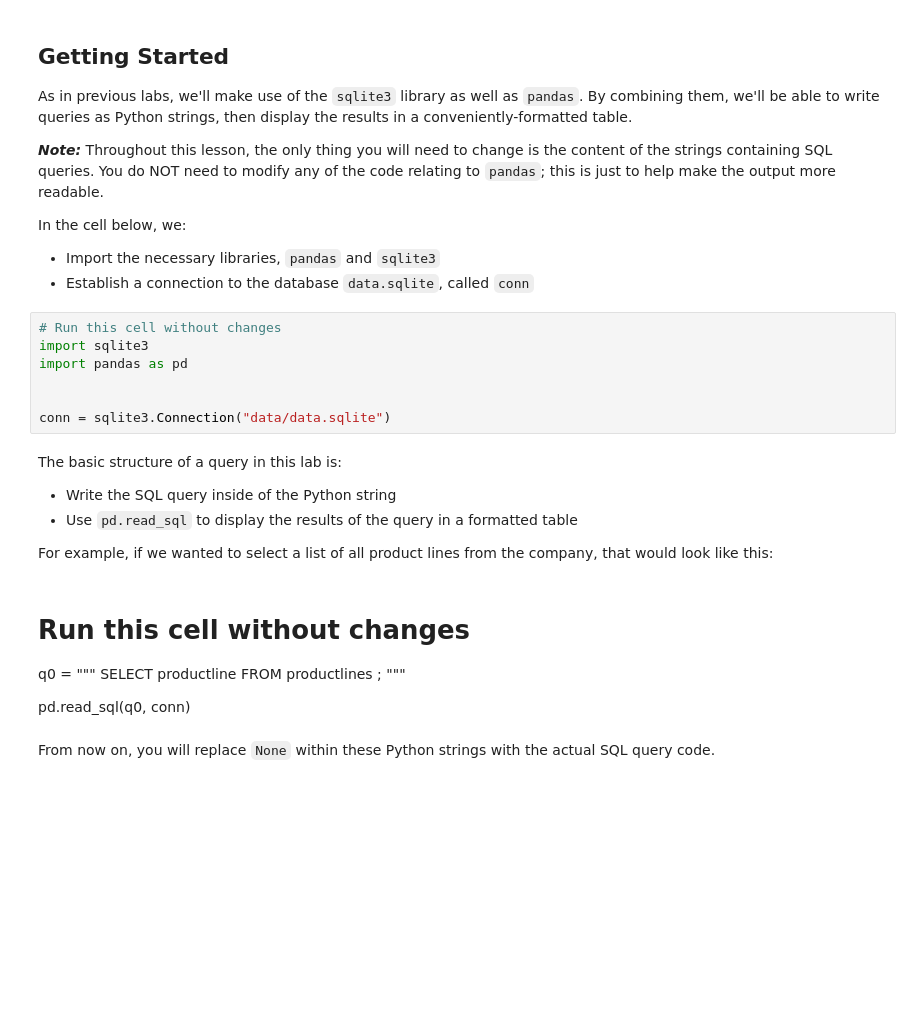
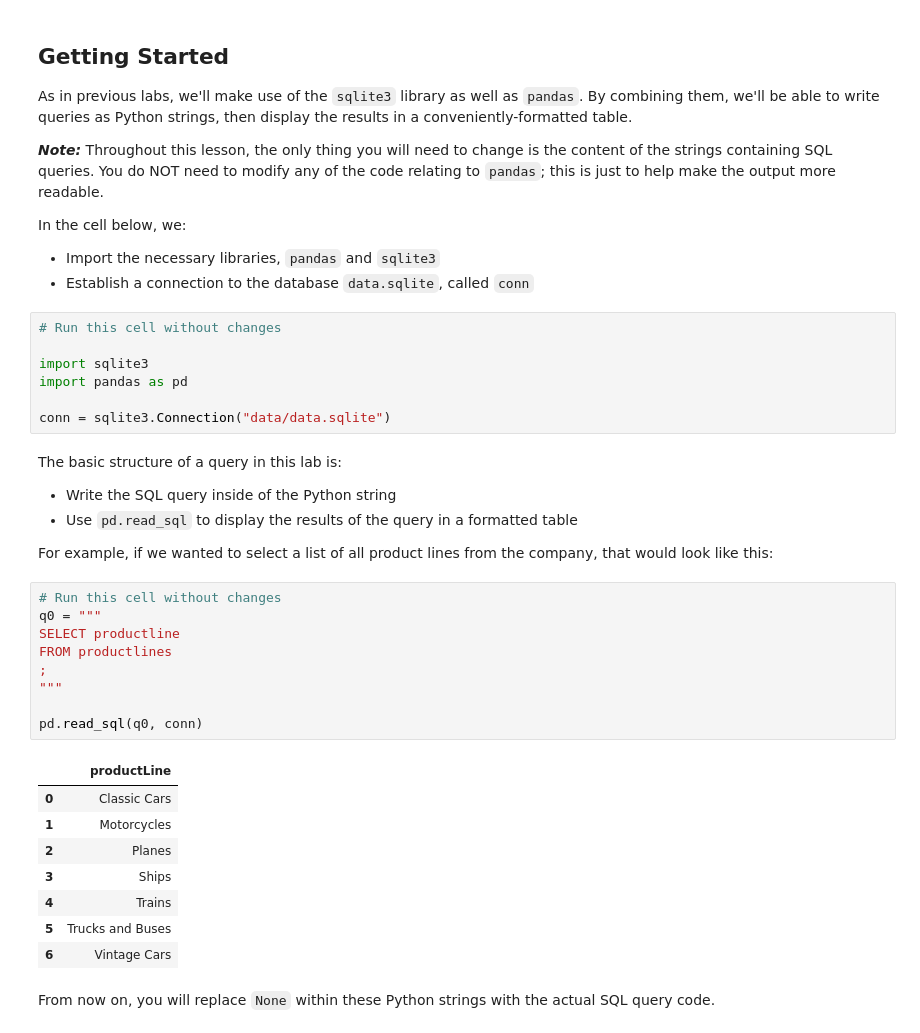
Before and after one commit to alexxx2339/Assignment-1-ST, a Jupyter notebook: Lab_Assignment/SQL_Lab_Assignment_1.ipynb, the cells around one changed output. Drawn from its saved outputs; the diff is of its cells as text; blank space fills up the shorter version.

```diff
--- a/Lab_Assignment/SQL_Lab_Assignment_1.ipynb
+++ b/Lab_Assignment/SQL_Lab_Assignment_1.ipynb
@@ -45,10 +45,10 @@ In the cell below, we:
 * Establish a connection to the database `data.sqlite`, called `conn`
 # %%
 # Run this cell without changes
+
 import sqlite3
 import pandas as pd
 
-
 conn = sqlite3.Connection("data/data.sqlite")
 # %% [markdown]
 The basic structure of a query in this lab is:
@@ -57,15 +57,24 @@ The basic structure of a query in this lab is:
 * Use `pd.read_sql` to display the results of the query in a formatted table
 
 For example, if we wanted to select a list of all product lines from the company, that would look like this:
-# %% [markdown]
-# Run this cell without changes
-q0 = """
-SELECT productline
-FROM productlines
-;
-"""
-
-pd.read_sql(q0, conn)
+# %%
+# Run this cell without changes
+q0 = """
+SELECT productline
+FROM productlines
+;
+"""
+
+pd.read_sql(q0, conn)
+# %% [output]
+|  | productLine |
+| 0 | Classic Cars |
+| 1 | Motorcycles |
+| 2 | Planes |
+| 3 | Ships |
+| 4 | Trains |
+| 5 | Trucks and Buses |
+| 6 | Vintage Cars |
 # %% [markdown]
 From now on, you will replace `None` within these Python strings with the actual SQL query code.
 # %% [markdown]
```
Also changed, not shown: parts of 2 cells of this notebook.
